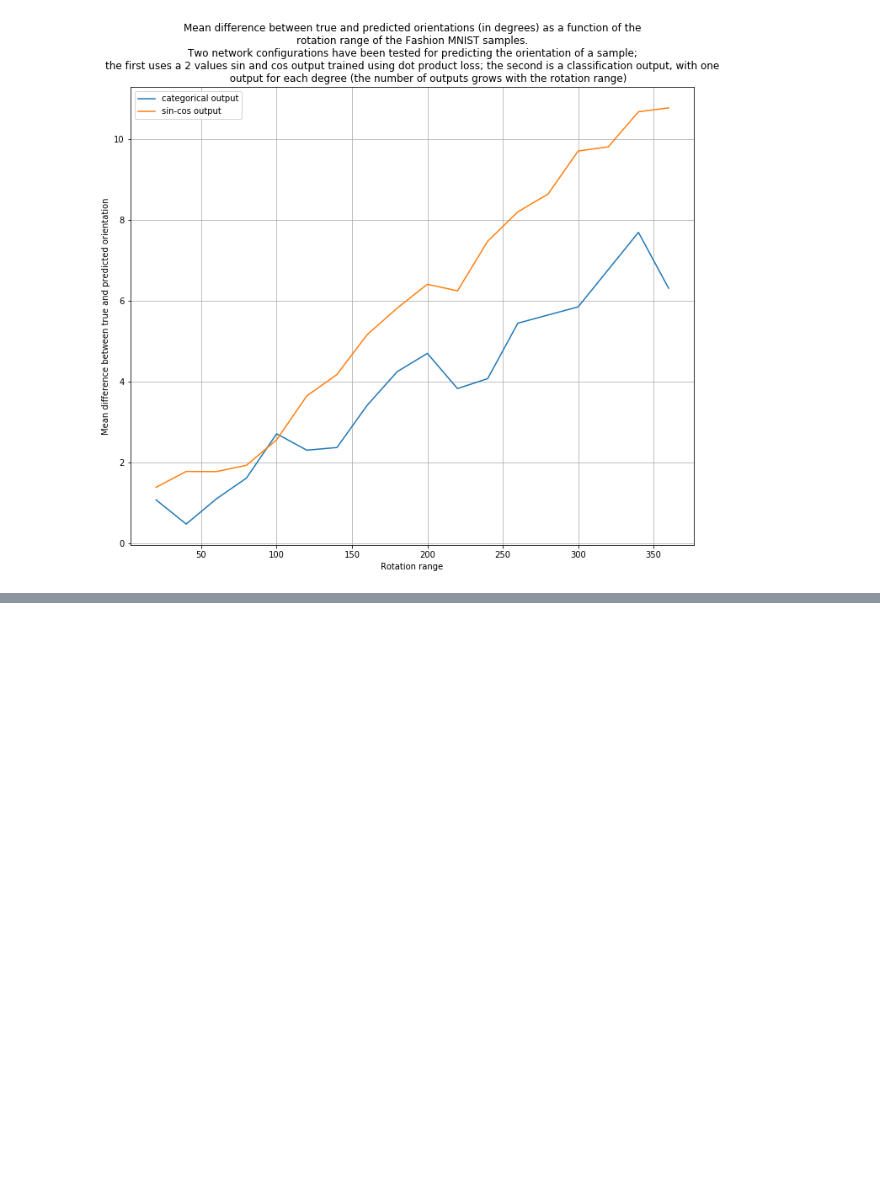
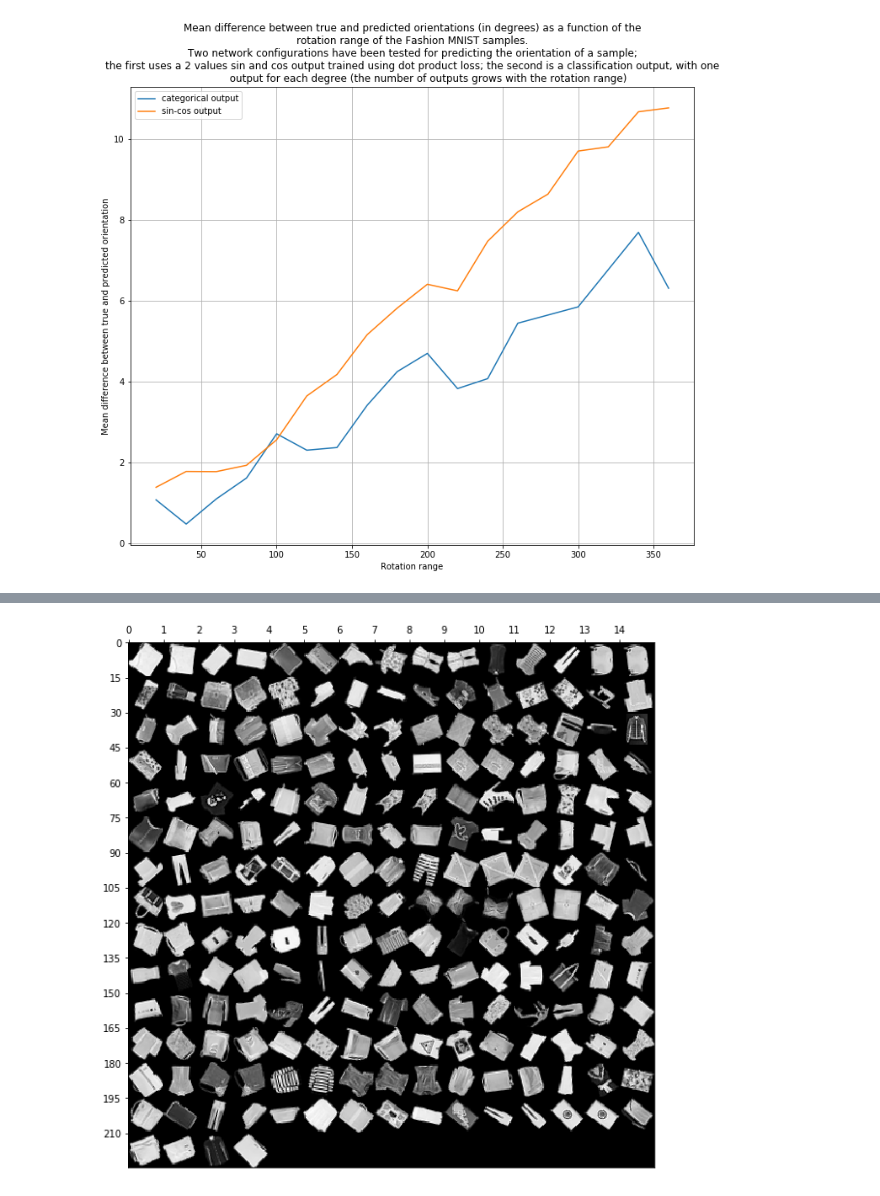
Before and after one commit to ralbertazzi/rotation-project, a Jupyter notebook: 03_Predict_Rotation_MNIST-Categorical.ipynb, the cells around one changed output, grey strips where cells are left out. Drawn from its saved outputs; the diff is of its cells as text; code cells hidden in the pictures; blank space fills up the shorter version.

```diff
--- a/03_Predict_Rotation_MNIST-Categorical.ipynb
+++ b/03_Predict_Rotation_MNIST-Categorical.ipynb
@@ -421,3 +438,9 @@ plt.show()
+# %%
+idx = np.where(diff_degree > 175)
+plt.figure(figsize=(12, 10))
+plotgrid(np.squeeze(X_test_rot[idx]))
+# %% [output]
+[figure, added]
 # %%
 xv = np.arange(0, 101)
 plt.figure(figsize=(12, 10))
```
Also changed, not shown: parts of 8 cells of this notebook, 7 other files.
